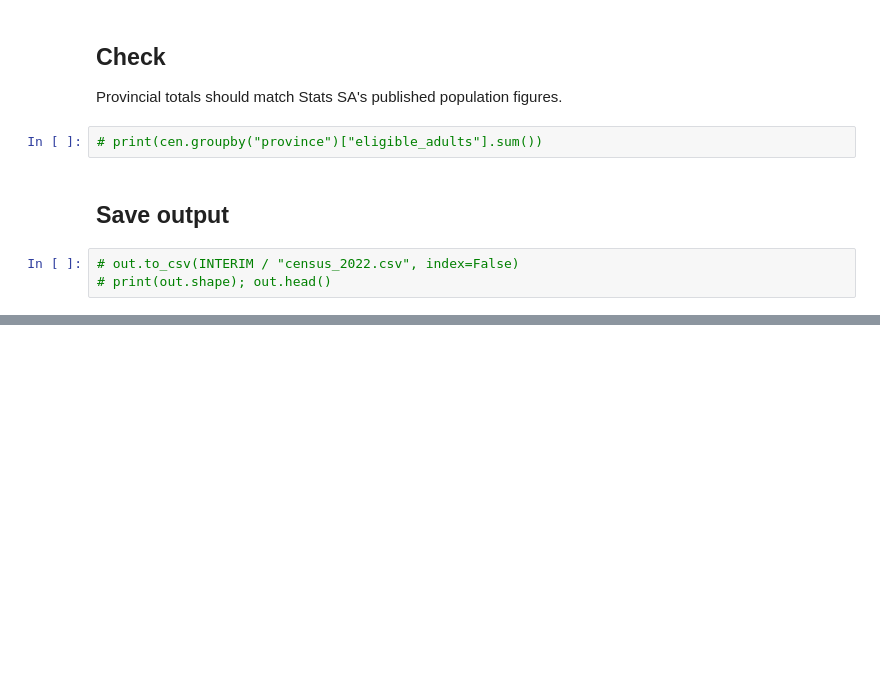
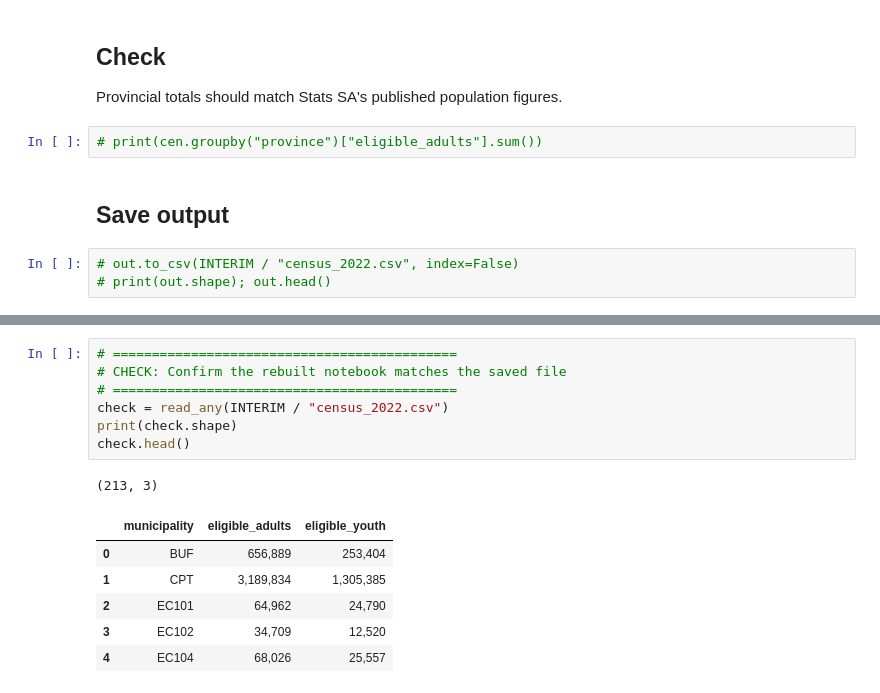
Before and after one commit to NkululekoBanda/democratic-funnel, a Jupyter notebook: notebooks/04_census.ipynb, the cells around one changed output, grey strips where cells are left out. Drawn from its saved outputs; the diff is of its cells as text; blank space fills up the shorter version.

```diff
--- a/notebooks/04_census.ipynb
+++ b/notebooks/04_census.ipynb
@@ -78,0 +197,15 @@ Provincial totals should match Stats SA's published population figures.
+# %%
+# ============================================
+# CHECK: Confirm the rebuilt notebook matches the saved file
+# ============================================
+check = read_any(INTERIM / "census_2022.csv")
+print(check.shape)
+check.head()
+# %% [output]
+(213, 3)
+|  | municipality | eligible_adults | eligible_youth |
+| 0 | BUF | 656,889 | 253,404 |
+| 1 | CPT | 3,189,834 | 1,305,385 |
+| 2 | EC101 | 64,962 | 24,790 |
+| 3 | EC102 | 34,709 | 12,520 |
+| 4 | EC104 | 68,026 | 25,557 |
```
Also changed, not shown: parts of 17 cells of this notebook.
